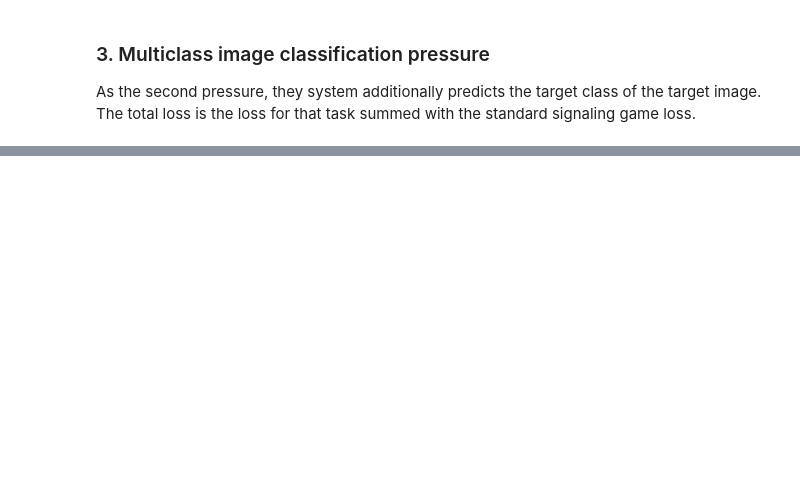
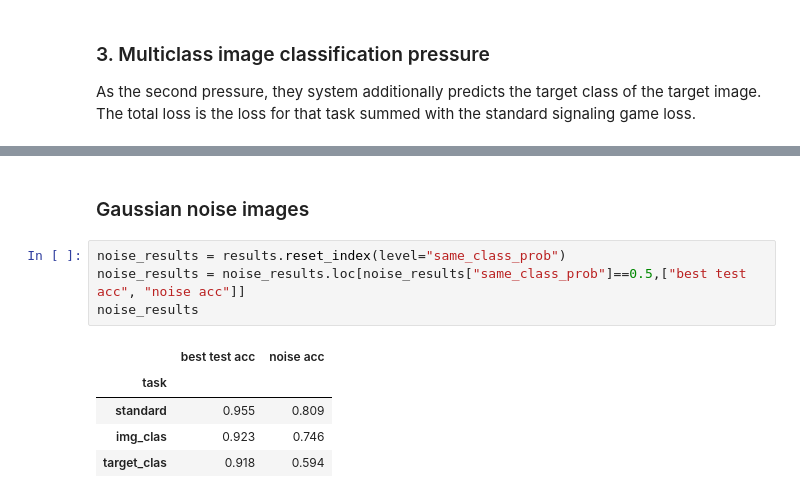
Before and after one commit to blazejdolicki/nlp2-language-emergence, a Jupyter notebook: main_notebook.ipynb, the cells around one changed output, grey strips where cells are left out. Cells and saved outputs as stored; diff of their text form; blank space fills up the shorter version.

```diff
--- a/main_notebook.ipynb
+++ b/main_notebook.ipynb
@@ -41,0 +225,12 @@ As the second pressure, they system additionally predicts the target class of th
+# %% [markdown]
+### Gaussian noise images
+# %%
+noise_results = results.reset_index(level="same_class_prob")
+noise_results = noise_results.loc[noise_results["same_class_prob"]==0.5,["best test acc", "noise acc"]]
+noise_results
+# %% [output]
+|  | best test acc | noise acc |
+| task |  |  |
+| standard | 0.955 | 0.809 |
+| img_clas | 0.923 | 0.746 |
+| target_clas | 0.918 | 0.594 |
```
Also changed, not shown: parts of 22 cells of this notebook.
